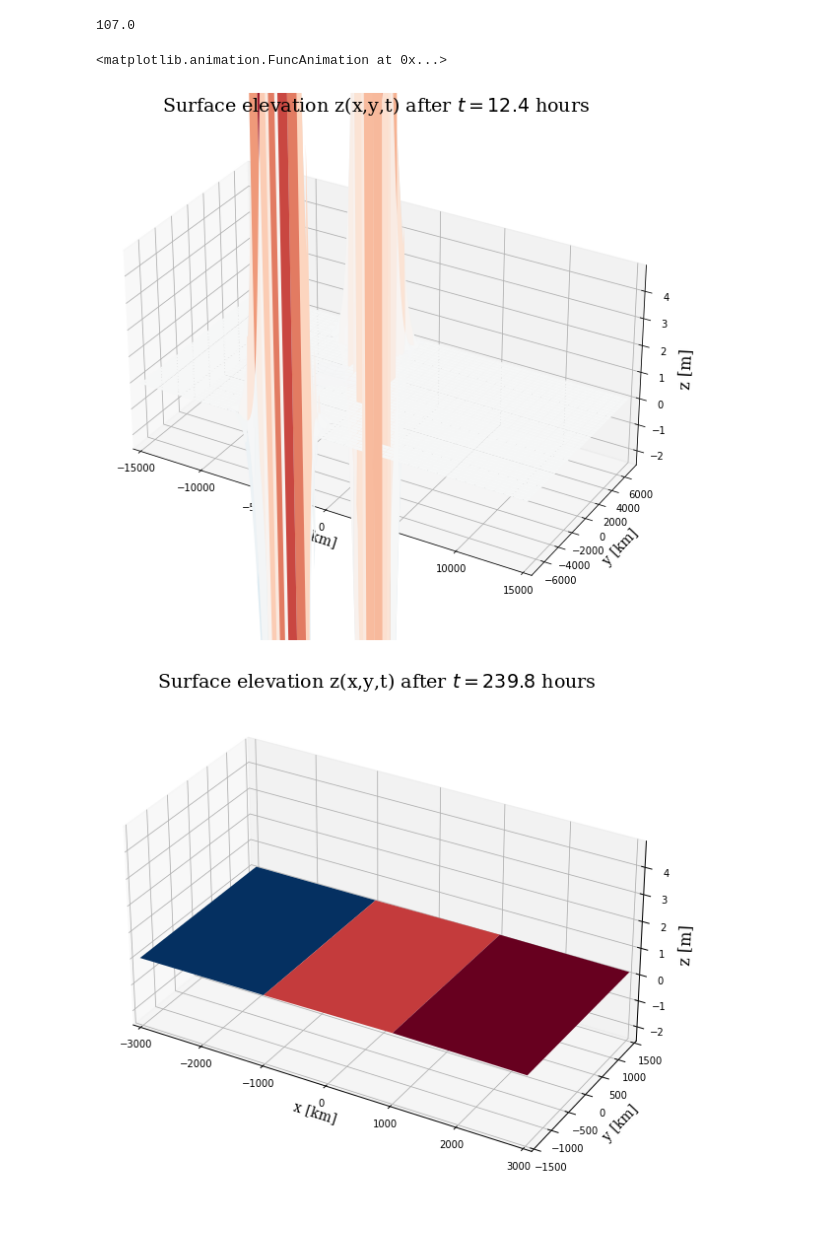
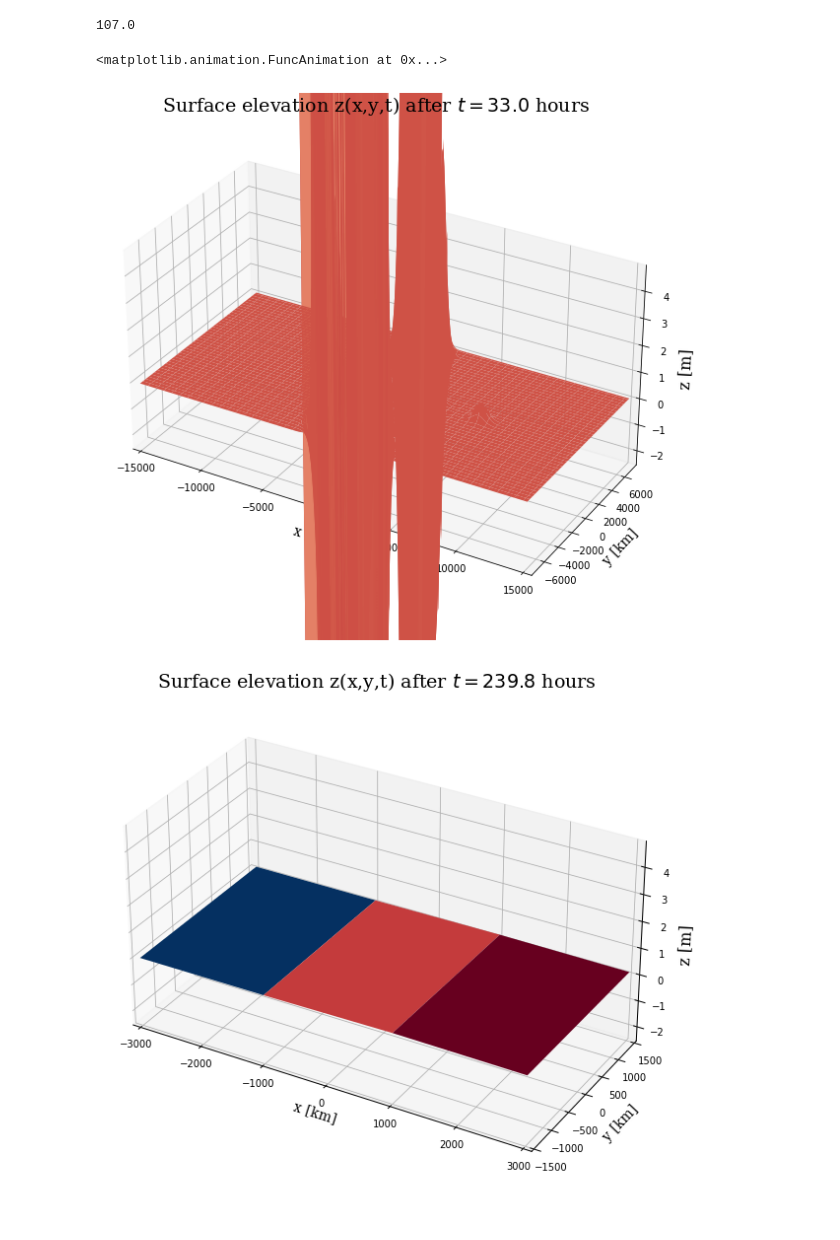
Before and after one commit to kazumasa-ueno/Shallow_Water, a Jupyter notebook: Kelvin-wave/plot.ipynb, the cells around one changed output. Saved outputs shown, nothing was run; the diff lists cells and outputs as text; code cells hidden in the pictures.

```diff
--- a/Kelvin-wave/plot.ipynb
+++ b/Kelvin-wave/plot.ipynb
@@ -152,9 +161,9 @@ y, x = np.mgrid[:z[0].shape[0], :z[0].shape[1]]
 # %% [output]
 13.42869832337867
 # %%
-nt = 125
-n = int(512/2)
-ny = int(256/2)
+nt = 34
+n = int(512)
+ny = int(256)
 z = np.loadtxt("./output/z.txt")
 z = z.reshape(nt,ny,n)
 # z4 = np.loadtxt("./output/z4.txt")
@@ -168,11 +177,11 @@ x,y = np.meshgrid(x, y)
 107.0
 # %%
 # animation2D(x,y,u,v,z,720,"./fig/anim")
-eta_animation3D(x,y,z,360,"./fig/z5")
+eta_animation3D(x,y,z,3600,"./fig/z4")
 # animationX(x,z,720,"./fig/anim")
 # %% [output]
 <matplotlib.animation.FuncAnimation at 0x...>
-[figure, old version]
+[figure, new version]
 # %%
 nt = 1200
 for i in range(6):
```
Also changed, not shown: parts of 5 cells of this notebook, 4 other files.
